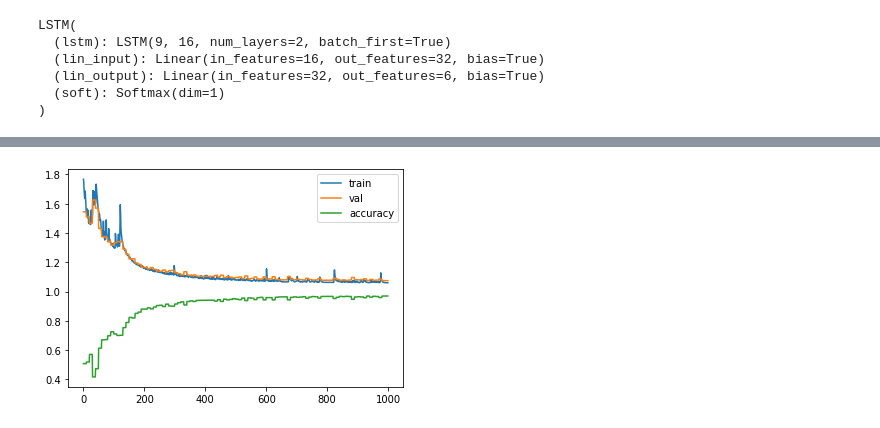
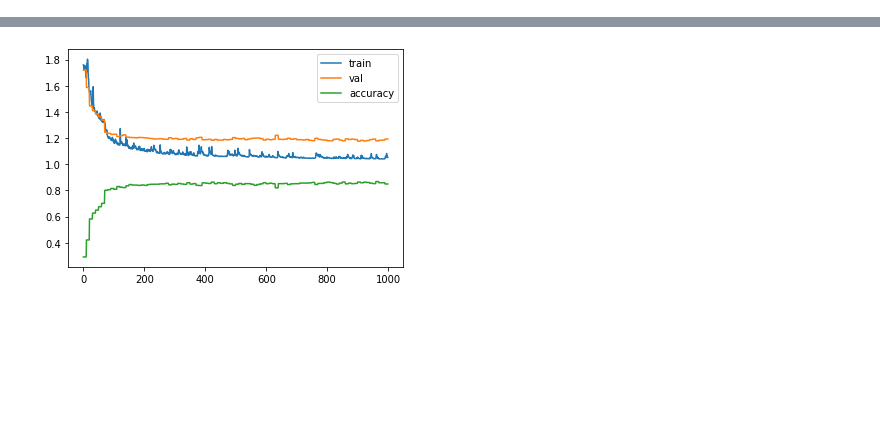
Before and after one commit to Ankowa/2ndGolem, a Jupyter notebook: models_testing.ipynb, the cells around one changed output, grey strips where cells are left out. Saved outputs shown, nothing was run; the diff lists cells and outputs as text; code cells hidden in the pictures; blank space fills up the shorter version.

```diff
--- a/models_testing.ipynb
+++ b/models_testing.ipynb
@@ -12,6 +13,6 @@ from sklearn.ensemble import RandomForestClassifier
 import xgboost as xgb
 # %%
-tabular_train, labels = loadTabular(cleaned=True)
+tabular_train, labels = loadTabular(cleaned=False)
 # %%
 class LSTM(nn.Module):
     def __init__(self, input_size, hidden_size, num_layers, lin_size, output_size):
@@ -39,13 +40,6 @@ class LSTM(nn.Module):
         output = F.relu(self.lin_input(lstm_out[:, -1, :]))
         return output
 # %%
-seq_model = LSTM(9, 16, 2, 32, 6).double()
-seq_model.load_state_dict(torch.load(os.path.join('models', 'fullLSTM')))
-seq_model.eval()
+seq_model = LSTM(9, 32, 2, 64, 6).double()
+#seq_model.load_state_dict(torch.load(os.path.join('models', 'fullLSTM')))
+#seq_model.eval()
-# %% [output]
-LSTM(
-  (lstm): LSTM(9, 16, num_layers=2, batch_first=True)
-  (lin_input): Linear(in_features=16, out_features=32, bias=True)
-  (lin_output): Linear(in_features=32, out_features=6, bias=True)
-  (soft): Softmax(dim=1)
-)
@@ -55,3 +46,6 @@ train_dataloader = DataLoader(TensorDataset(torch.from_numpy(np.array(sequences_
+# %%
+sequences_train = loadSequential()
+train_dataloader, test_dataloader = getDataloaders(sequences_train, labels, split=0.25, batch_size=100)
 # %%
-train(seq_model, train_dataloader, train_dataloader, 1000, show_every=10, save=True, name='fullLSTM')
+train(seq_model, train_dataloader, test_dataloader, 1000, show_every=10, save=True, name='bigger_lstm_dropout')
 # %% [output]
@@ -60,2 +54,2 @@ Loss: 1.07408 accuracy: 0.9694
-[figure, old version]
+[figure, new version]
 # %%
```
Also changed, not shown: parts of 8 cells of this notebook, 1 other file.
